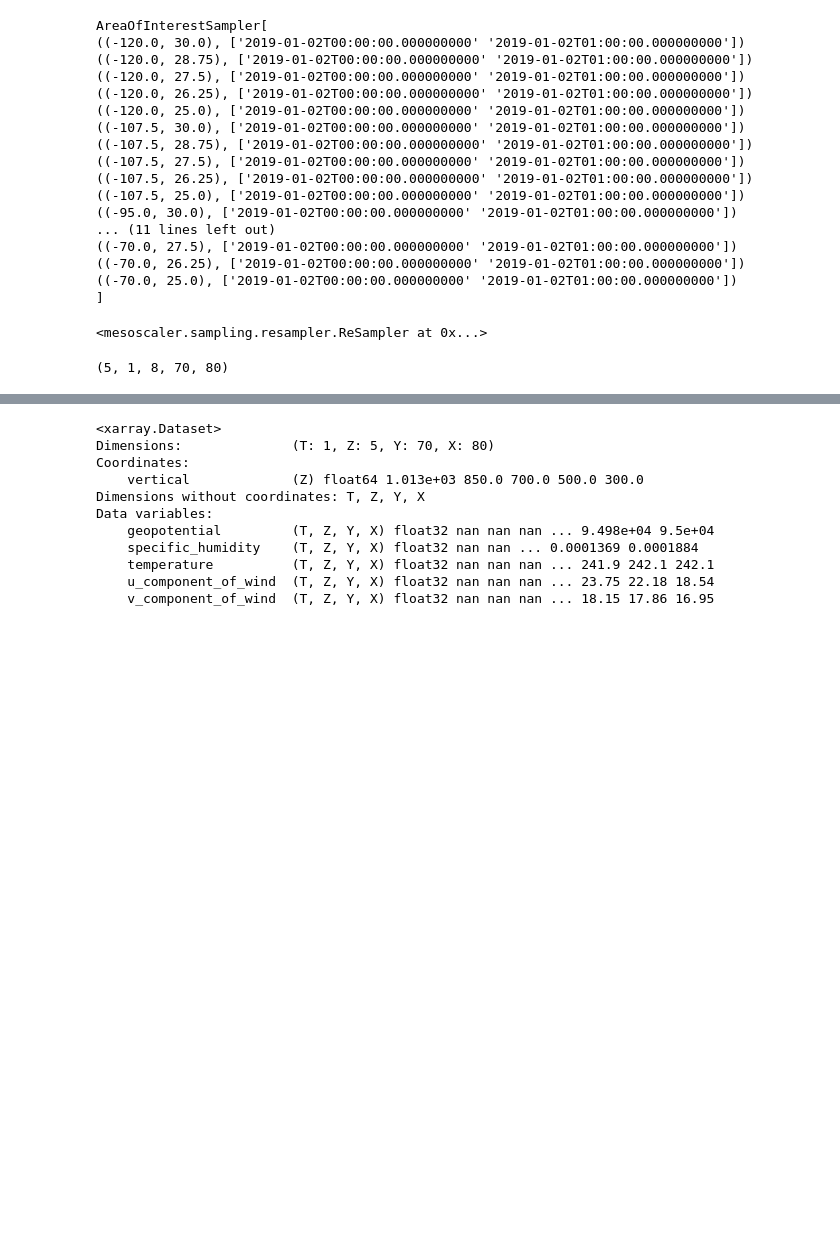
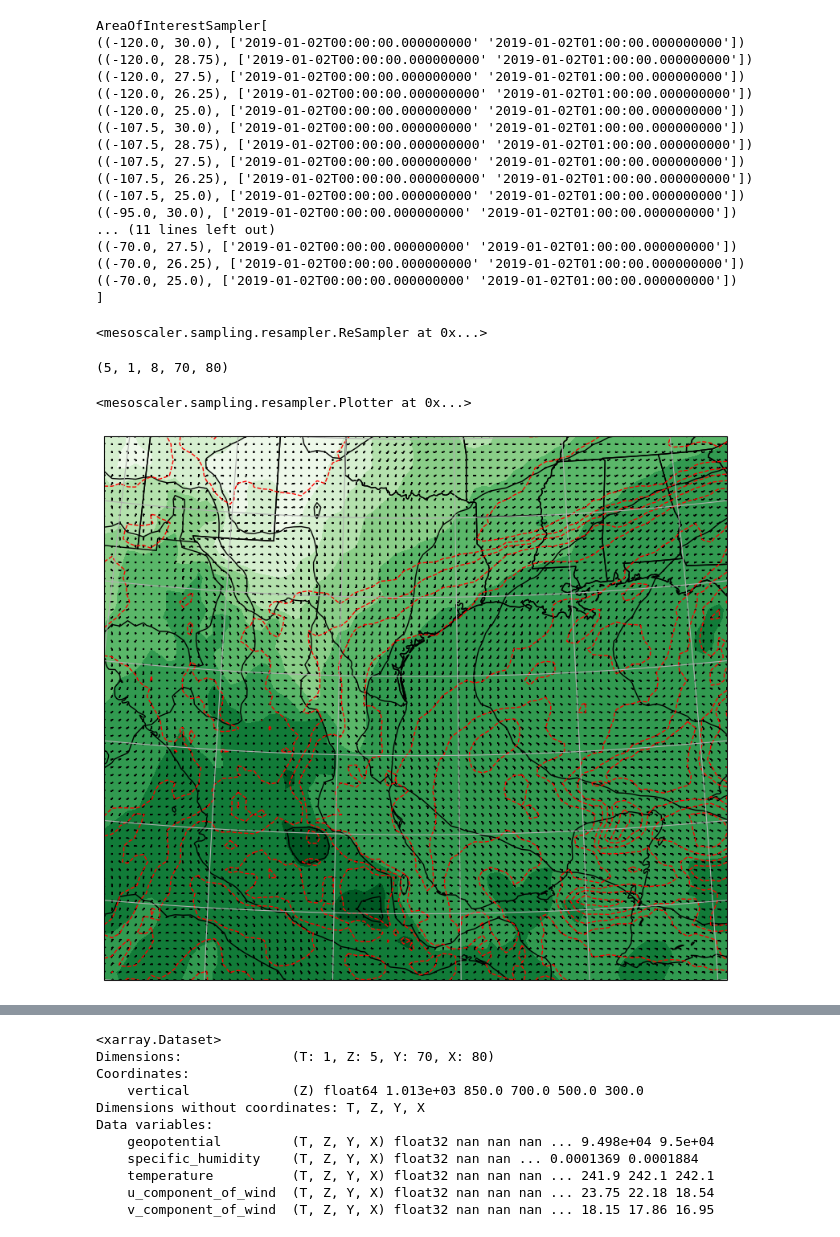
Before and after one commit to leaver2000/mesoscaler, a Jupyter notebook: notebooks/2. sampling.ipynb, the cells around one changed output, grey strips where cells are left out. Saved outputs shown, nothing was run; the diff lists cells and outputs as text; code cells hidden in the pictures; blank space fills up the shorter version.

```diff
--- a/notebooks/2. sampling.ipynb
+++ b/notebooks/2. sampling.ipynb
@@ -265,7 +265,15 @@ class Plotter:
 texas = -106.6, 25.8, -93.5, 36.5
 r = scale.resample(dsets, height=int(height), width=int(width))
 s = ms.AreaOfInterestSampler(domain, aoi=texas, time_batch_size=2)
-(lon, lat), time = random.choice(list(s))
-sample = r(lon, lat, time)
+
+
+(lon, lat), time = random.choice(s.indices)
 p = r.plot(lon, lat, time)
+p
+# %% [output]
+<mesoscaler.sampling.resampler.Plotter at 0x...>
+# %%
+p.level(time[1], 850)
+# %% [output]
+[figure, added]
 # %%
```
Also changed, not shown: parts of 1 cell of this notebook, 3 other files.
